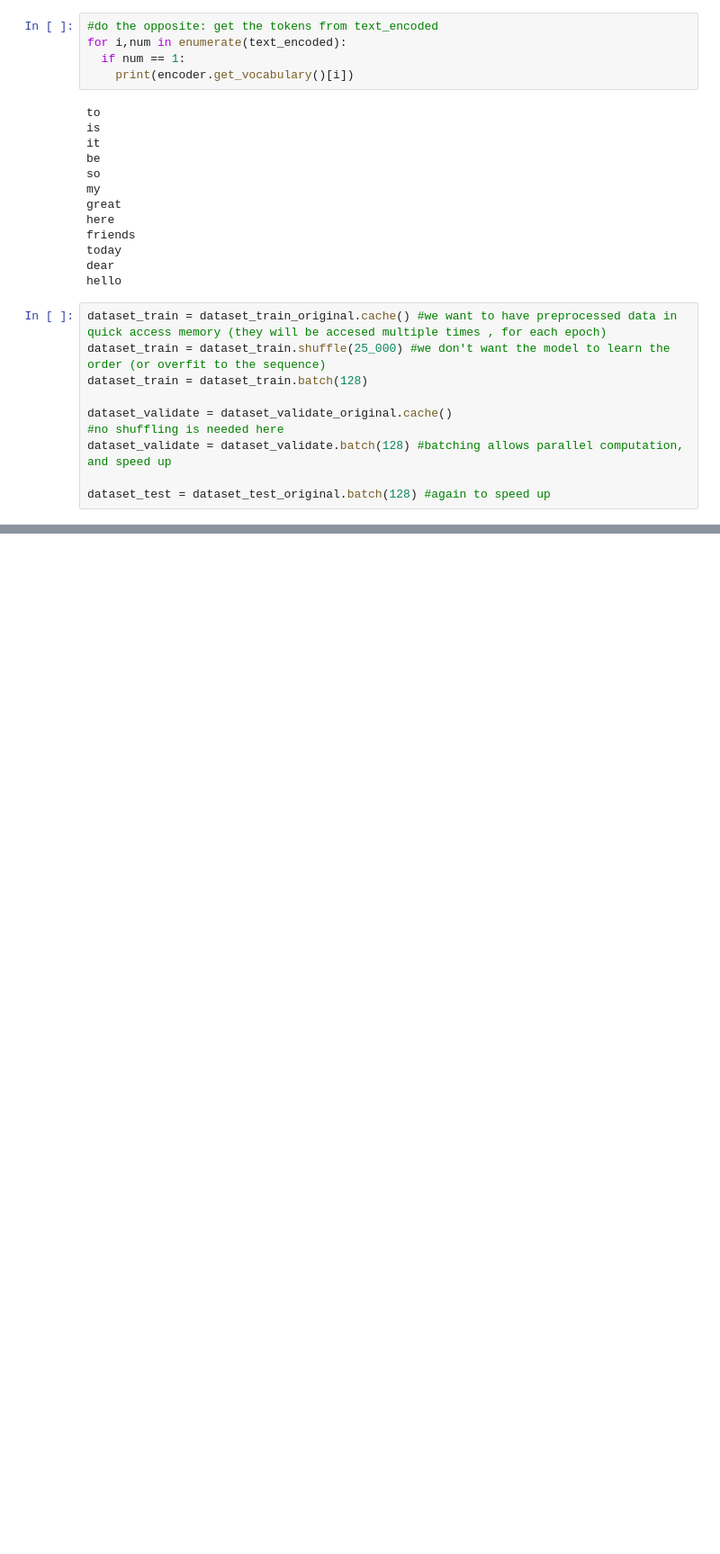
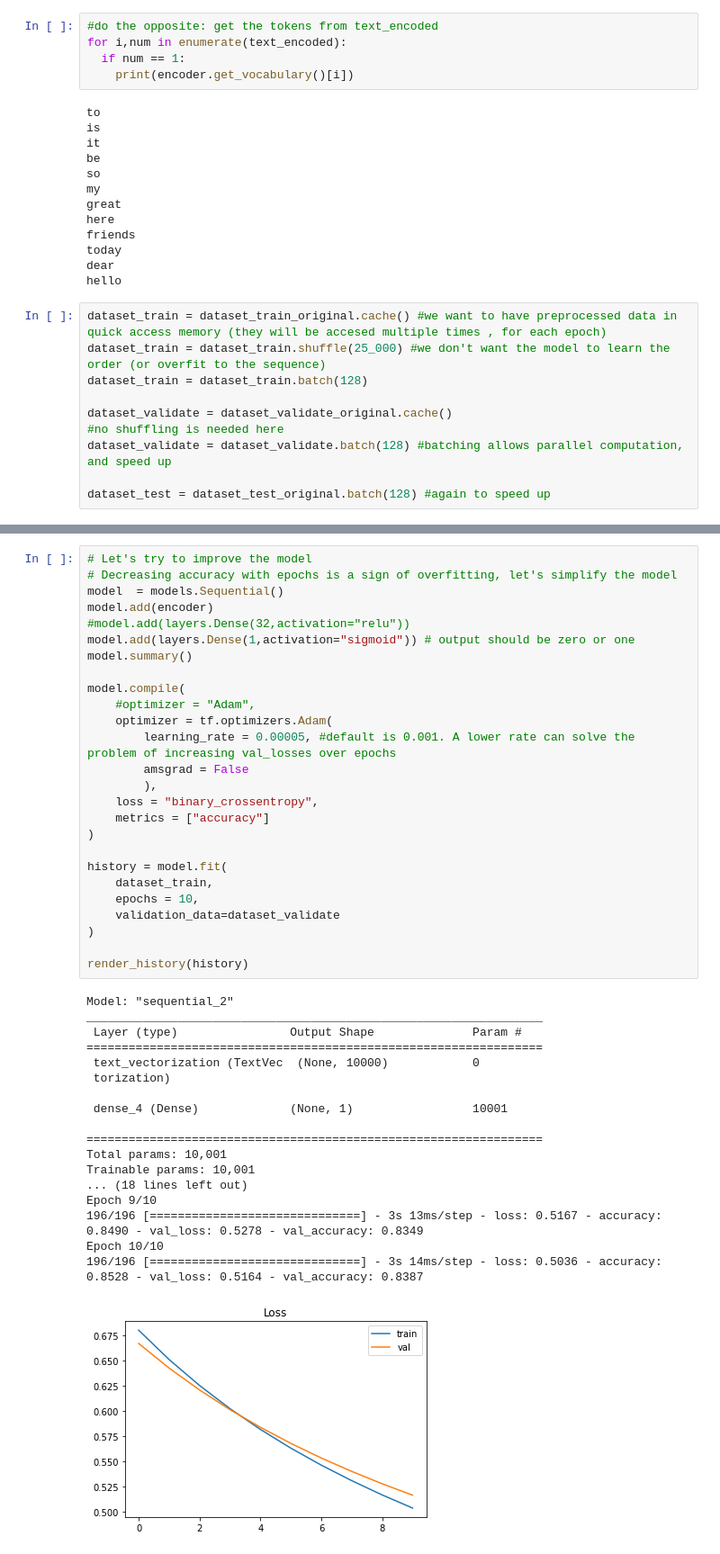
Before and after one commit to OnurKerimoglu/Colab_Notebooks, a Jupyter notebook: DSR_2_IMDB.ipynb, the cells around one changed output, grey strips where cells are left out. Shown: that part at 90% size. Saved outputs shown, nothing was run; the diff lists cells and outputs as text; blank space fills up the shorter version.

```diff
--- a/DSR_2_IMDB.ipynb
+++ b/DSR_2_IMDB.ipynb
@@ -204,0 +211,45 @@ render_history(history)
+# %%
+# Let's try to improve the model
+# Decreasing accuracy with epochs is a sign of overfitting, let's simplify the model
+model  = models.Sequential()
+model.add(encoder)
+#model.add(layers.Dense(32,activation="relu"))
+model.add(layers.Dense(1,activation="sigmoid")) # output should be zero or one
+model.summary()
+
+model.compile(
+    #optimizer = "Adam",
+    optimizer = tf.optimizers.Adam(
+        learning_rate = 0.00005, #default is 0.001. A lower rate can solve the problem of increasing val_losses over epochs
+        amsgrad = False
+        ),
+    loss = "binary_crossentropy",
+    metrics = ["accuracy"]
+)
+
+history = model.fit(
+    dataset_train,
+    epochs = 10,
+    validation_data=dataset_validate
+)
+
+render_history(history)
+# %% [output]
+Model: "sequential_2"
+_________________________________________________________________
+ Layer (type)                Output Shape              Param #
+=================================================================
+ text_vectorization (TextVec  (None, 10000)            0
+ torization)
+
+ dense_4 (Dense)             (None, 1)                 10001
+
+=================================================================
+Total params: 10,001
+Trainable params: 10,001
+... (18 lines left out)
+Epoch 9/10
+196/196 [==============================] - 3s 13ms/step - loss: 0.5167 - accuracy: 0.8490 - val_loss: 0.5278 - val_accuracy: 0.8349
+Epoch 10/10
+196/196 [==============================] - 3s 14ms/step - loss: 0.5036 - accuracy: 0.8528 - val_loss: 0.5164 - val_accuracy: 0.8387
+[figure, added]
```
Also changed, not shown: parts of 18 cells of this notebook.
